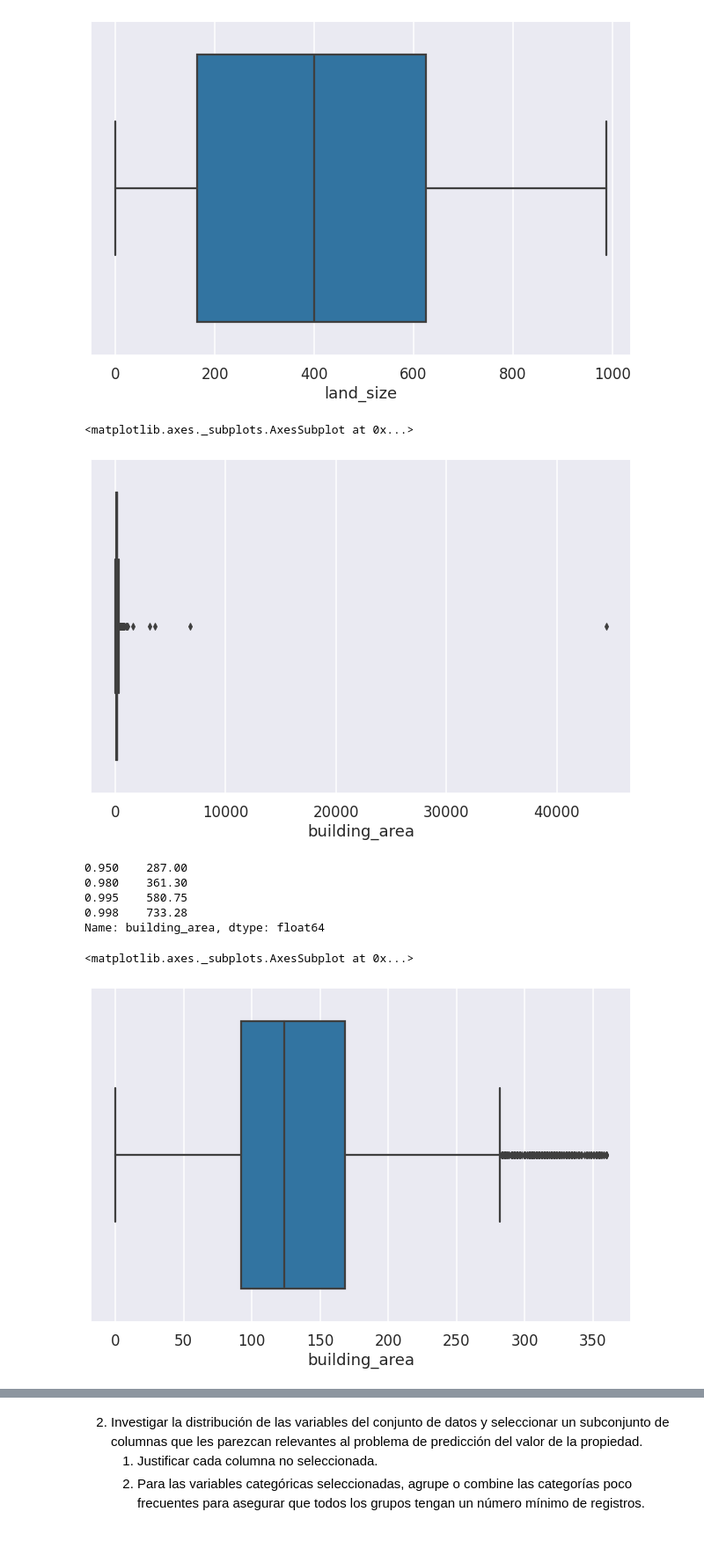
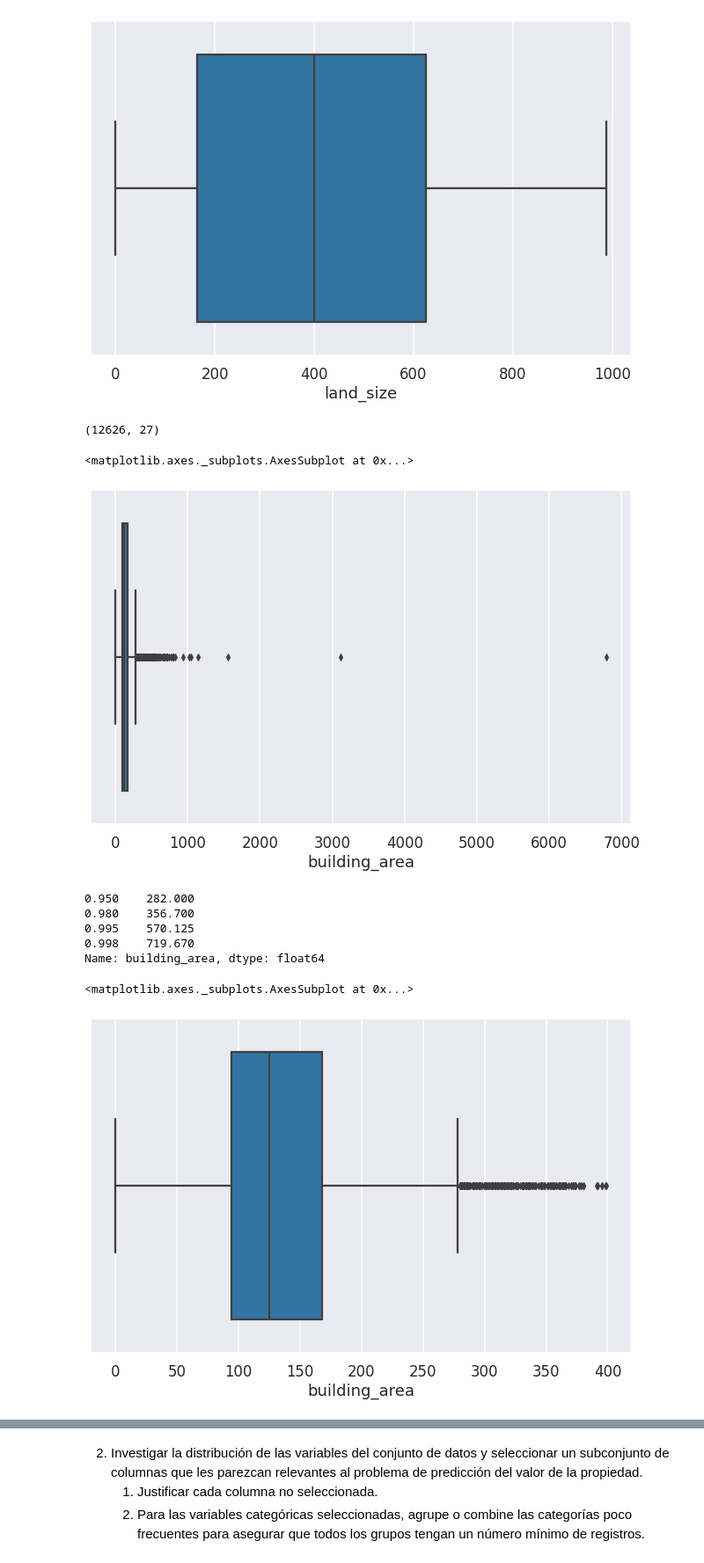
Before and after one commit to fnbellomo/DiploDatos2021, a Jupyter notebook: AyCu_Entregable_Parte_1_Agrupamiento_de_Suburb_+_outliers.ipynb, the cells around one changed output, grey strips where cells are left out. Shown at 88% size. Drawn from its saved outputs; the diff is of its cells as text; code cells hidden in the pictures.

```diff
--- a/AyCu_Entregable_Parte_1_Agrupamiento_de_Suburb_+_outliers.ipynb
+++ b/AyCu_Entregable_Parte_1_Agrupamiento_de_Suburb_+_outliers.ipynb
@@ -343,10 +271,0 @@ seaborn.boxplot(x = melb_df[melb_df["year_built"] > 1820]["year_built"])
-# %%
-# LAND SIZE y BUILDING AREA
-# Yo acá haría una relación entre los dos valores. Me parece que los datos que no nos van a servir van a ser aquellos que:
-# tengan un land size mucho más chico que el building area.
-# Removería todos las filas que tengan NAN o NULL en ambas variables, excepto que podamos imputar la building area con cantidad de rooms y bathrooms
-# El land size es imposible de imputar, por lo que vería de eliminar las filas sin ese valor (el tamaño del terreno es super importante para el precio)
-
-melb_df["proporcion_ls_ba"] = melb_df["land_size"] / melb_df["building_area"]
-melb_df["casa_terreno_proporcional"] = melb_df["proporcion_ls_ba"] >= 0.5 #En caso de que tuviéramos una casa de dos pisos sin nada de patio
-melb_df.casa_terreno_proporcional.value_counts()
@@ -356,0 +272,2 @@ Name: casa_terreno_proporcional, dtype: int64
+# %%
+melb_df = melb_df[(melb_df.year_built != 1196) & (melb_df.year_built != 1830)]
@@ -375,24 +296,30 @@ seaborn.boxplot(x = melb_df[melb_df["land_size"] < 990]["land_size"])
 # %% [output]
 <matplotlib.axes._subplots.AxesSubplot at 0x...>
 [figure]
+# %%
+melb_df = melb_df[(melb_df.land_size < 900) | (melb_df.land_size.isna())]
+# %%
+melb_df.shape
+# %% [output]
+(12626, 27)
 # %%
 # BUILDING AREA
 plt.figure(figsize=(11,7))
 seaborn.boxplot(x = melb_df.building_area)
 # %% [output]
 <matplotlib.axes._subplots.AxesSubplot at 0x...>
-[figure, old version]
+[figure, new version]
 # %%
 melb_df.building_area.quantile([.95, .98, .995, .998])
 # %% [output]
-0.950    287.00
-0.980    361.30
-0.995    580.75
-0.998    733.28
+0.950    282.000
+0.980    356.700
+0.995    570.125
+0.998    719.670
 Name: building_area, dtype: float64
 # %%
 plt.figure(figsize=(11,7))
-seaborn.boxplot(x = melb_df[melb_df["building_area"] < 361]["building_area"])
+seaborn.boxplot(x = melb_df[melb_df["building_area"] < 400]["building_area"])
 # %% [output]
 <matplotlib.axes._subplots.AxesSubplot at 0x...>
-[figure, old version]
+[figure, new version]
```
Also changed, not shown: parts of 16 cells of this notebook.
